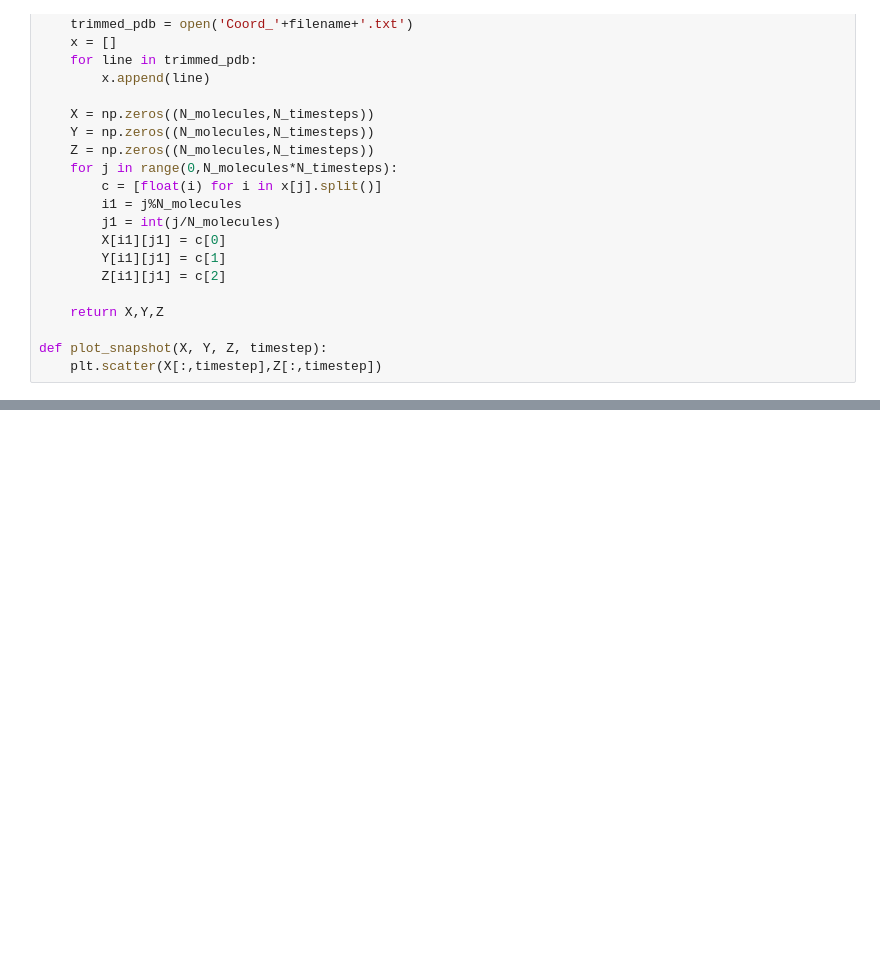
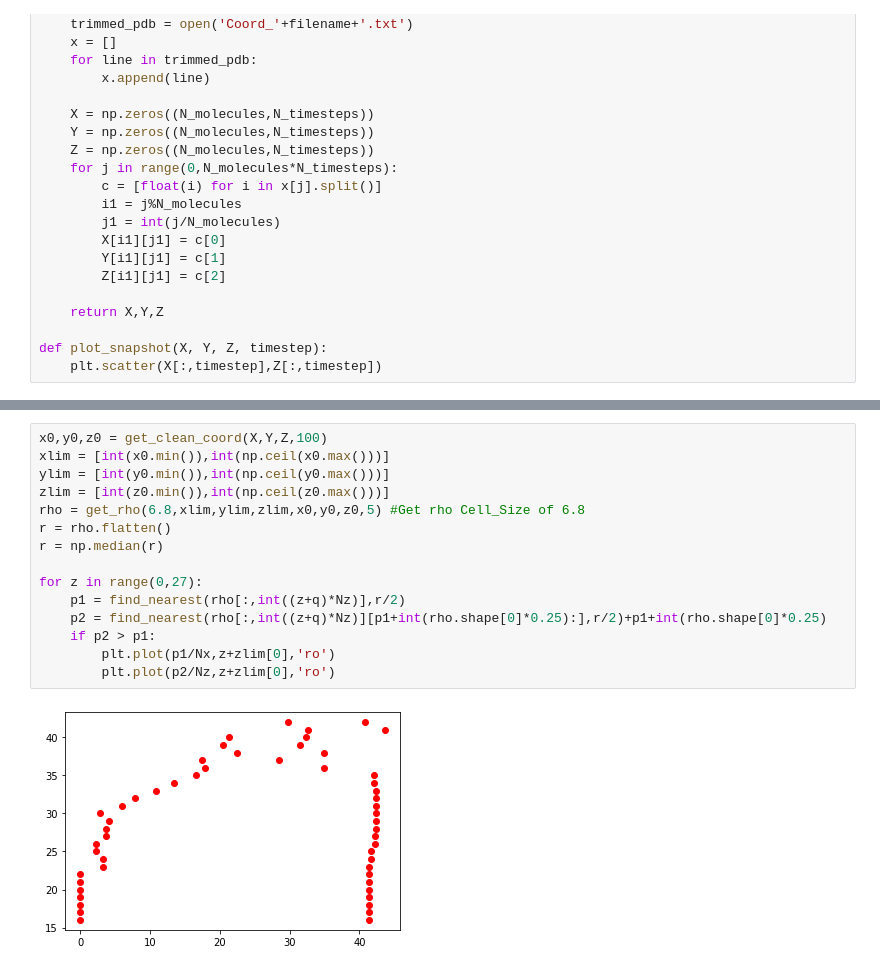
Before and after one commit to Oscuro-Phoenix/MD_Drop_Utils, a Jupyter notebook: CD_Util.ipynb, the cells around one changed output, grey strips where cells are left out. Cells and saved outputs as stored; diff of their text form; blank space fills up the shorter version.

```diff
--- a/CD_Util.ipynb
+++ b/CD_Util.ipynb
@@ -131,3 +156,20 @@ x0,y0,z0 = get_clean_coord(X,Y,Z,199)
+# %%
+x0,y0,z0 = get_clean_coord(X,Y,Z,100)
+xlim = [int(x0.min()),int(np.ceil(x0.max()))]
+ylim = [int(y0.min()),int(np.ceil(y0.max()))]
+zlim = [int(z0.min()),int(np.ceil(z0.max()))]
+rho = get_rho(6.8,xlim,ylim,zlim,x0,y0,z0,5) #Get rho Cell_Size of 6.8
+r = rho.flatten()
+r = np.median(r)
+
+for z in range(0,27):
+    p1 = find_nearest(rho[:,int((z+q)*Nz)],r/2)
+    p2 = find_nearest(rho[:,int((z+q)*Nz)][p1+int(rho.shape[0]*0.25):],r/2)+p1+int(rho.shape[0]*0.25)
+    if p2 > p1:
+        plt.plot(p1/Nx,z+zlim[0],'ro')
+        plt.plot(p2/Nz,z+zlim[0],'ro')
+# %% [output]
+[figure, added]
 # %%
 plt.plot(x0,z0)
 # %% [output]
```
Also changed, not shown: parts of 15 cells of this notebook.
